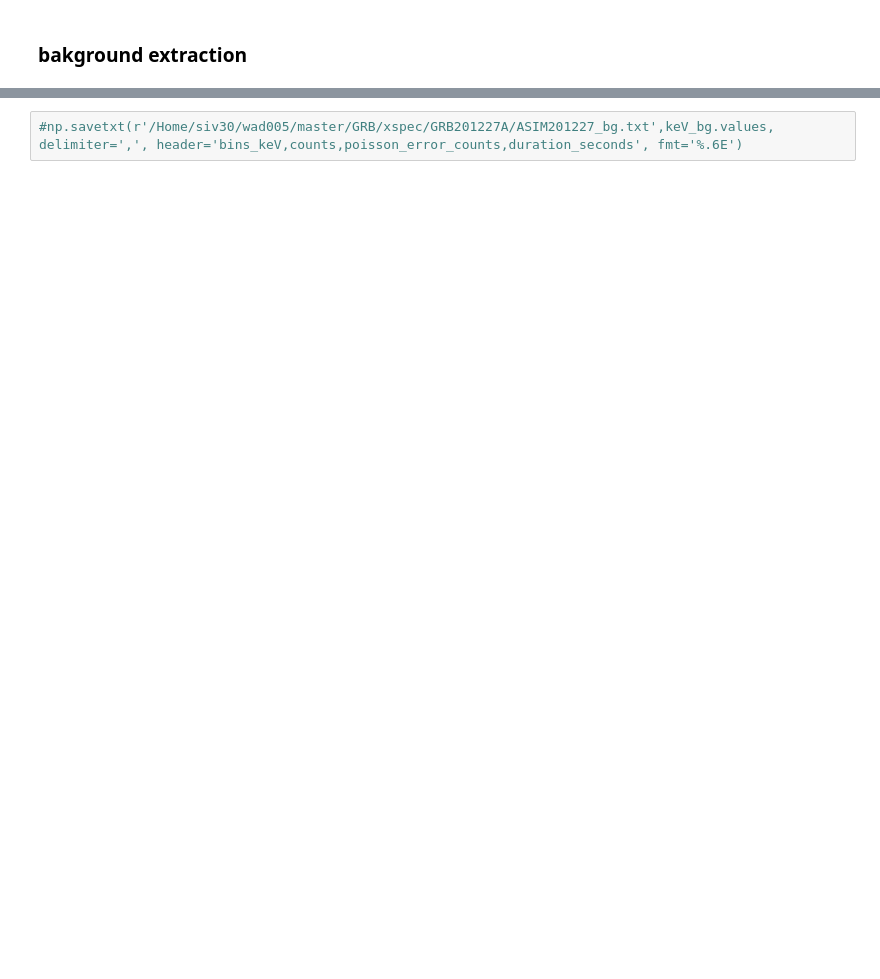
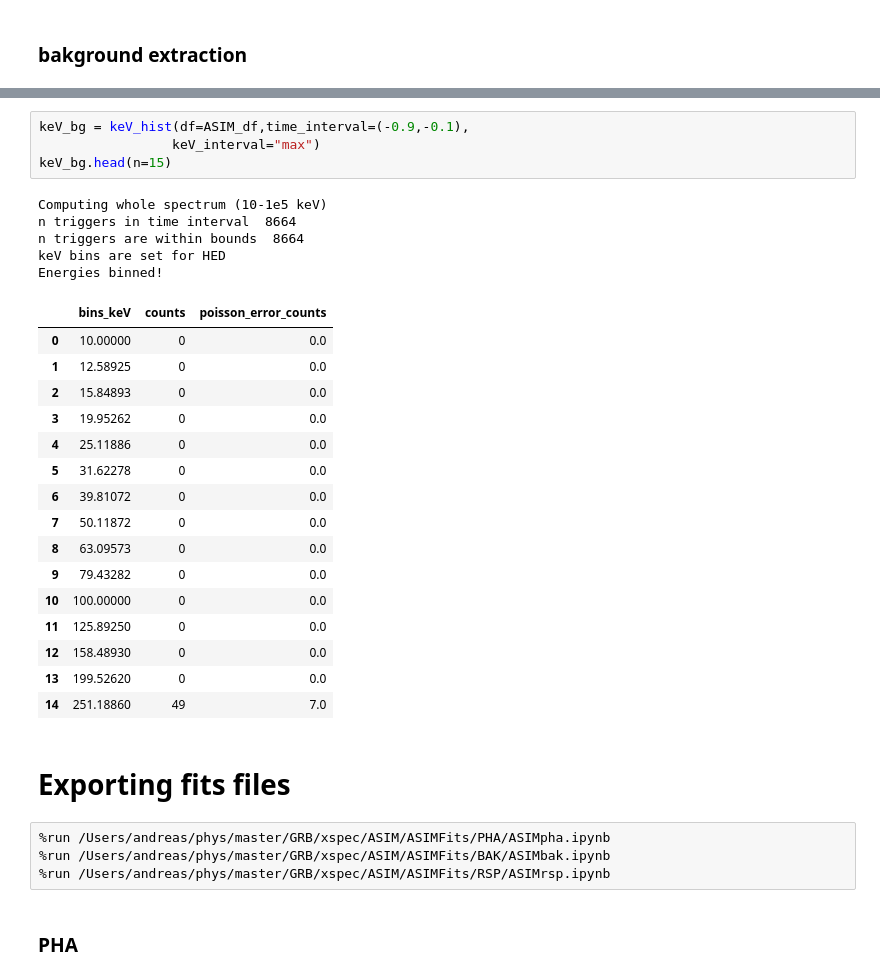
Before and after one commit to AndreasRamsli/GRB, a Jupyter notebook: xspec/ASIM/GRB190206_new.ipynb, the cells around one changed output, grey strips where cells are left out. Saved outputs shown, nothing was run; the diff lists cells and outputs as text; blank space fills up the shorter version.

```diff
--- a/xspec/ASIM/GRB190206_new.ipynb
+++ b/xspec/ASIM/GRB190206_new.ipynb
@@ -278,2 +304,34 @@ keV_bg = keV_hist(df=ASIM_df,time_interval=(-0.9,-0.3),
-# %%
-#np.savetxt(r'/Home/siv30/wad005/master/GRB/xspec/GRB201227A/ASIM201227_bg.txt',keV_bg.values, delimiter=',', header='bins_keV,counts,poisson_error_counts,duration_seconds', fmt='%.6E')
+# %%
+keV_bg = keV_hist(df=ASIM_df,time_interval=(-0.9,-0.1),
+                 keV_interval="max")
+keV_bg.head(n=15)
+# %% [output]
+Computing whole spectrum (10-1e5 keV)
+n triggers in time interval  8664
+n triggers are within bounds  8664
+keV bins are set for HED
+Energies binned!
+|  | bins_keV | counts | poisson_error_counts |
+| 0 | 10.00000 | 0 | 0.0 |
+| 1 | 12.58925 | 0 | 0.0 |
+| 2 | 15.84893 | 0 | 0.0 |
+| 3 | 19.95262 | 0 | 0.0 |
+| 4 | 25.11886 | 0 | 0.0 |
+| 5 | 31.62278 | 0 | 0.0 |
+| 6 | 39.81072 | 0 | 0.0 |
+| 7 | 50.11872 | 0 | 0.0 |
+| 8 | 63.09573 | 0 | 0.0 |
+| 9 | 79.43282 | 0 | 0.0 |
+| 10 | 100.00000 | 0 | 0.0 |
+| 11 | 125.89250 | 0 | 0.0 |
+| 12 | 158.48930 | 0 | 0.0 |
+| 13 | 199.52620 | 0 | 0.0 |
+| 14 | 251.18860 | 49 | 7.0 |
+# %% [markdown]
+# Exporting fits files
+# %%
+%run /Users/andreas/phys/master/GRB/xspec/ASIM/ASIMFits/PHA/ASIMpha.ipynb
+%run /Users/andreas/phys/master/GRB/xspec/ASIM/ASIMFits/BAK/ASIMbak.ipynb
+%run /Users/andreas/phys/master/GRB/xspec/ASIM/ASIMFits/RSP/ASIMrsp.ipynb
+# %% [markdown]
+### PHA
```
Also changed, not shown: parts of 22 cells of this notebook, 2 other files.
